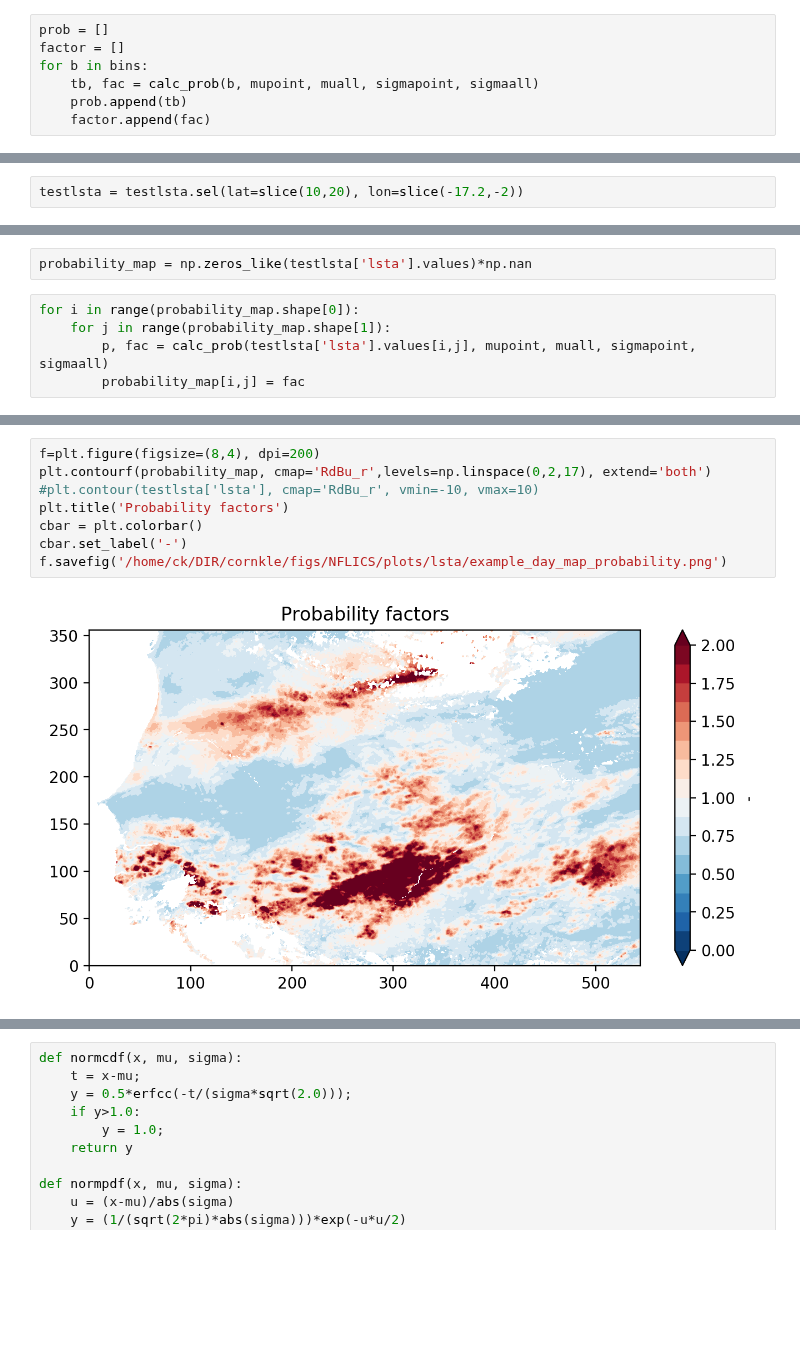
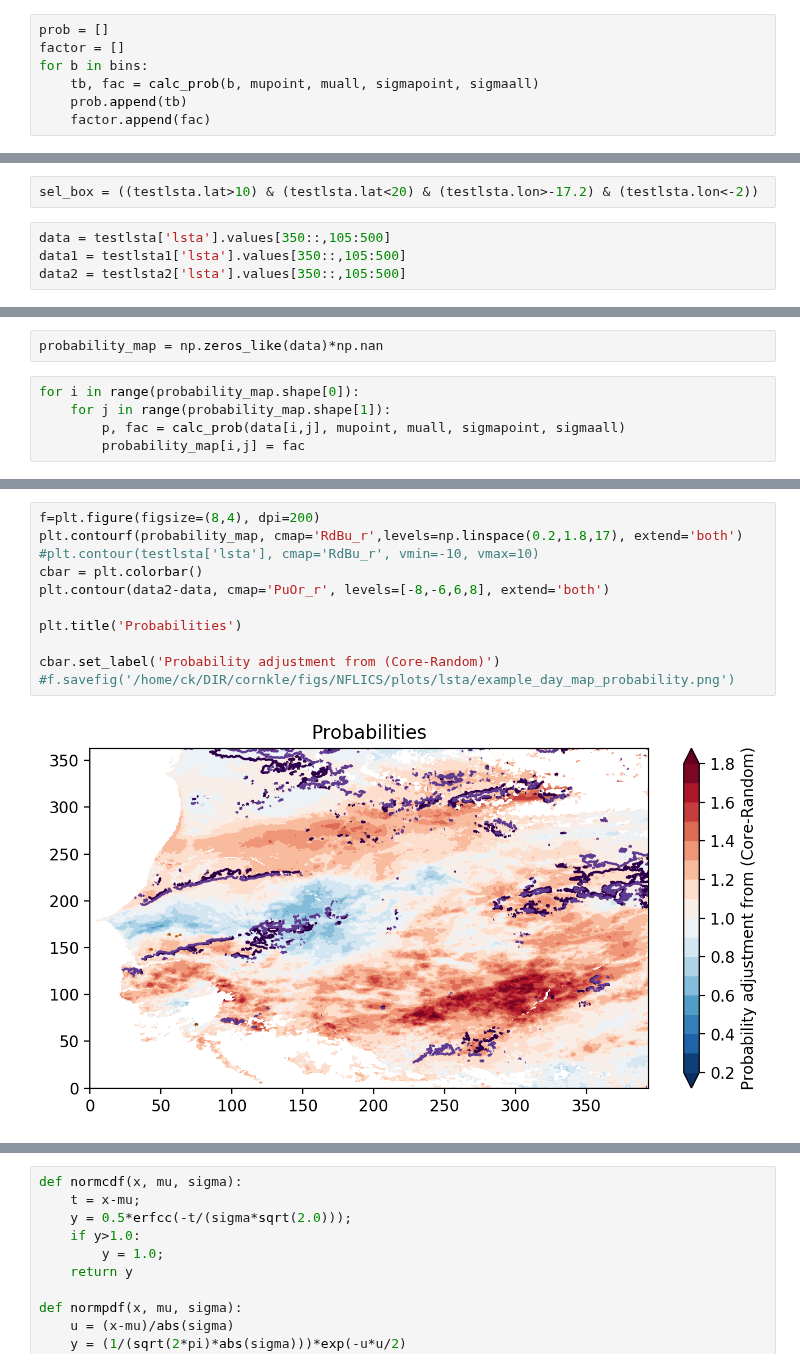
Before and after one commit to cornkle/proj_CEH, a Jupyter notebook: notebooks/NFLICS_LSTA_probabilitySampling_moreCases.ipynb, the cells around one changed output, grey strips where cells are left out. Cells and saved outputs as stored; diff of their text form; blank space fills up the shorter version.

```diff
--- a/notebooks/NFLICS_LSTA_probabilitySampling_moreCases.ipynb
+++ b/notebooks/NFLICS_LSTA_probabilitySampling_moreCases.ipynb
@@ -244,2 +252,6 @@ Data variables:
 # %%
-testlsta = testlsta.sel(lat=slice(10,20), lon=slice(-17.2,-2))
+sel_box = ((testlsta.lat>10) & (testlsta.lat<20) & (testlsta.lon>-17.2) & (testlsta.lon<-2))
+# %%
+data = testlsta['lsta'].values[350::,105:500]
+data1 = testlsta1['lsta'].values[350::,105:500]
+data2 = testlsta2['lsta'].values[350::,105:500]
@@ -255,7 +271,7 @@ cbar.set_label('T anomaly (K)')
 # %%
-probability_map = np.zeros_like(testlsta['lsta'].values)*np.nan
+probability_map = np.zeros_like(data)*np.nan
 # %%
 for i in range(probability_map.shape[0]):
     for j in range(probability_map.shape[1]):
-        p, fac = calc_prob(testlsta['lsta'].values[i,j], mupoint, muall, sigmapoint, sigmaall)
+        p, fac = calc_prob(data[i,j], mupoint, muall, sigmapoint, sigmaall)
         probability_map[i,j] = fac
@@ -262,10 +295,13 @@ for i in range(probability_map.shape[0]):
 # %%
 f=plt.figure(figsize=(8,4), dpi=200)
-plt.contourf(probability_map, cmap='RdBu_r',levels=np.linspace(0,2,17), extend='both')
+plt.contourf(probability_map, cmap='RdBu_r',levels=np.linspace(0.2,1.8,17), extend='both')
 #plt.contour(testlsta['lsta'], cmap='RdBu_r', vmin=-10, vmax=10)
-plt.title('Probability factors')
 cbar = plt.colorbar()
-cbar.set_label('-')
-f.savefig('/home/ck/DIR/cornkle/figs/NFLICS/plots/lsta/example_day_map_probability.png')
+plt.contour(data2-data, cmap='PuOr_r', levels=[-8,-6,6,8], extend='both')
+
+plt.title('Probabilities')
+
+cbar.set_label('Probability adjustment from (Core-Random)')
+#f.savefig('/home/ck/DIR/cornkle/figs/NFLICS/plots/lsta/example_day_map_probability.png')
 # %% [output]
-[figure, old version]
+[figure, new version]
```
Also changed, not shown: parts of 30 cells of this notebook, 40 other files.
